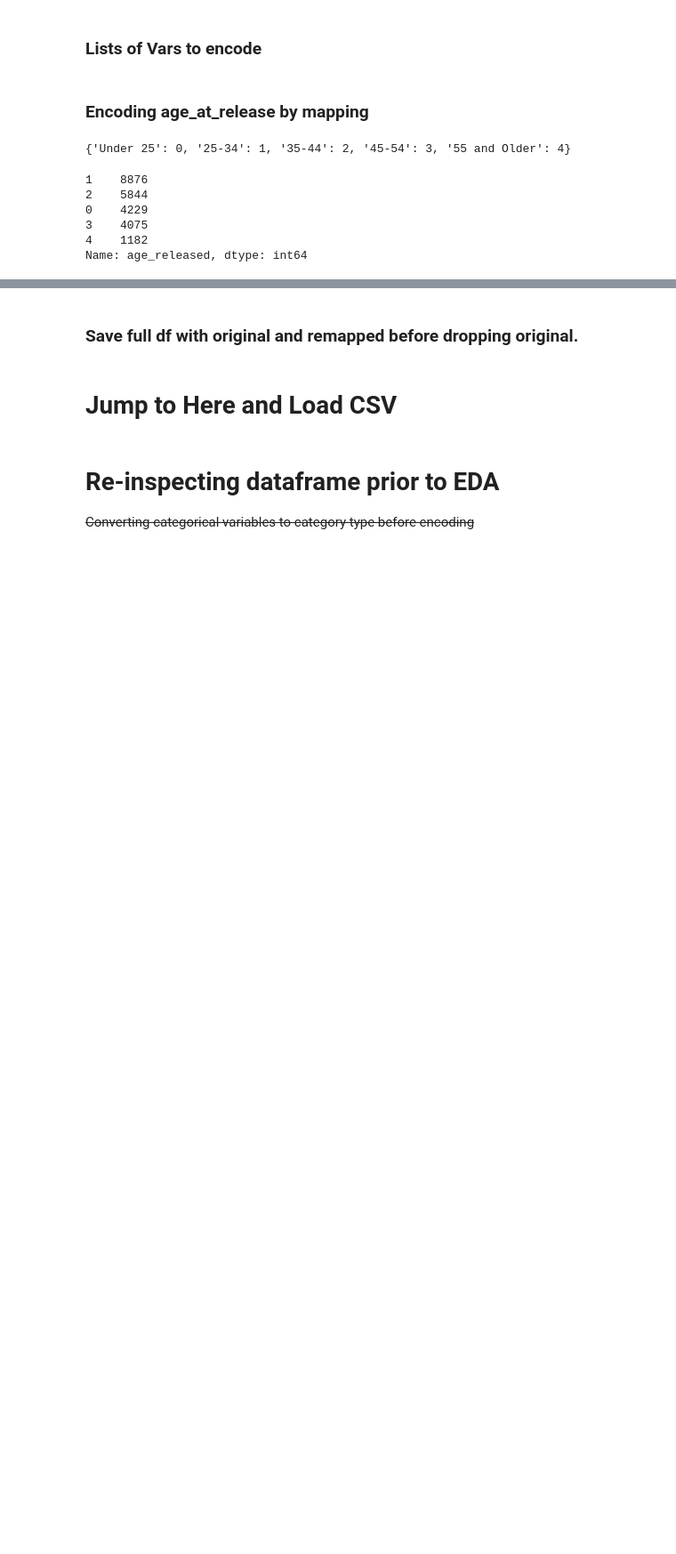
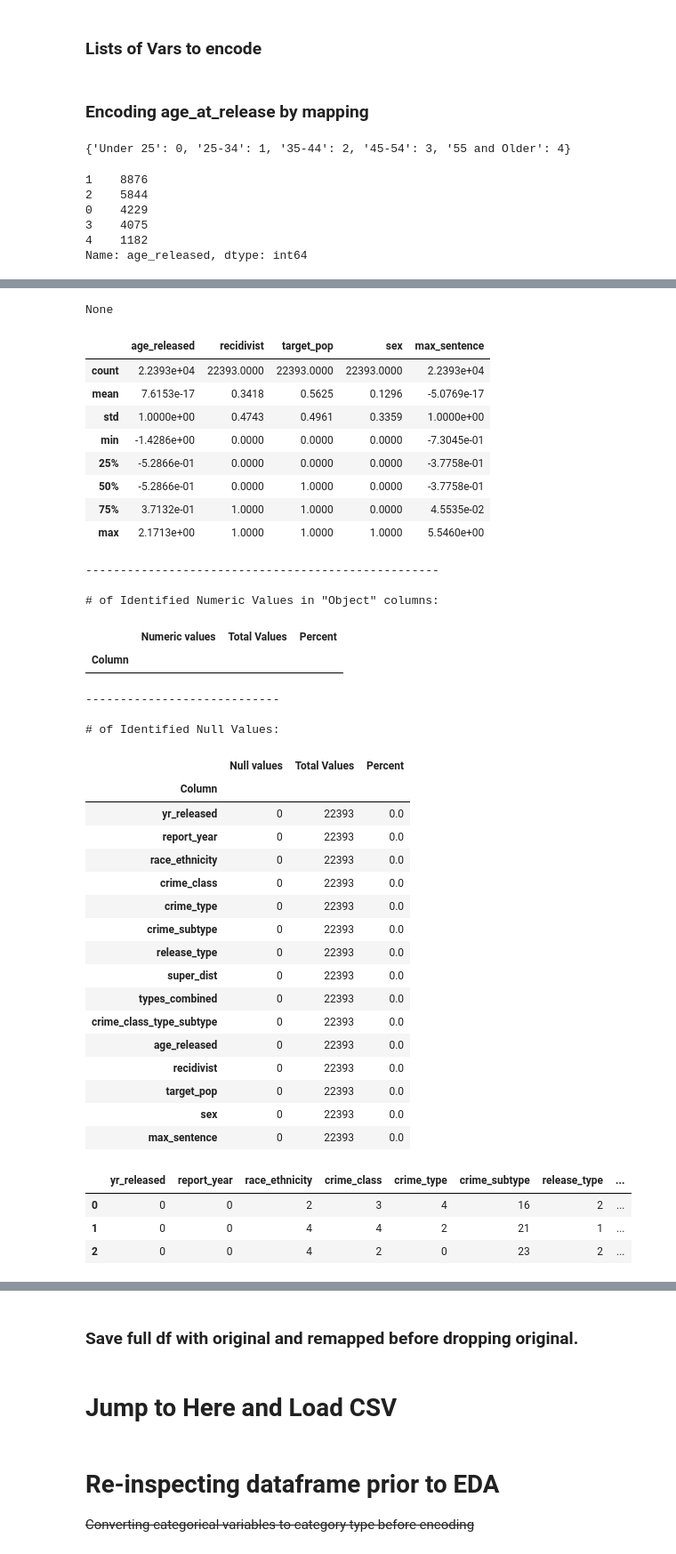
Before and after one commit to jirvingphd/Mod_3_Project_James_-_Mike, a Jupyter notebook: student_James.ipynb, the cells around one changed output, grey strips where cells are left out. Shown at 89% size. Saved outputs shown, nothing was run; the diff lists cells and outputs as text; code cells hidden in the pictures; blank space fills up the shorter version.

```diff
--- a/student_James.ipynb
+++ b/student_James.ipynb
@@ -871,0 +1221,5 @@ memory usage: 2.4+ MB
+# %%
+df_pca = pd.read_pickle('./pre_one_hot_post_standard_scale.pkl')
+# %%
+inspect_df(df_pca)
+# %% [output]
@@ -871,0 +1246,39 @@ memory usage: 2.4+ MB
+None
+|  | age_released | recidivist | target_pop | sex | max_sentence |
+| count | 2.2393e+04 | 22393.0000 | 22393.0000 | 22393.0000 | 2.2393e+04 |
+| mean | 7.6153e-17 | 0.3418 | 0.5625 | 0.1296 | -5.0769e-17 |
+| std | 1.0000e+00 | 0.4743 | 0.4961 | 0.3359 | 1.0000e+00 |
+| min | -1.4286e+00 | 0.0000 | 0.0000 | 0.0000 | -7.3045e-01 |
+| 25% | -5.2866e-01 | 0.0000 | 0.0000 | 0.0000 | -3.7758e-01 |
+| 50% | -5.2866e-01 | 0.0000 | 1.0000 | 0.0000 | -3.7758e-01 |
+| 75% | 3.7132e-01 | 1.0000 | 1.0000 | 0.0000 | 4.5535e-02 |
+| max | 2.1713e+00 | 1.0000 | 1.0000 | 1.0000 | 5.5460e+00 |
+---------------------------------------------------
+
+# of Identified Numeric Values in "Object" columns:
+|  | Numeric values | Total Values | Percent |
+| Column |  |  |  |
+----------------------------
+
+# of Identified Null Values:
+|  | Null values | Total Values | Percent |
+| Column |  |  |  |
+| yr_released | 0 | 22393 | 0.0 |
+| report_year | 0 | 22393 | 0.0 |
+| race_ethnicity | 0 | 22393 | 0.0 |
+| crime_class | 0 | 22393 | 0.0 |
+| crime_type | 0 | 22393 | 0.0 |
+| crime_subtype | 0 | 22393 | 0.0 |
+| release_type | 0 | 22393 | 0.0 |
+| super_dist | 0 | 22393 | 0.0 |
+| types_combined | 0 | 22393 | 0.0 |
+| crime_class_type_subtype | 0 | 22393 | 0.0 |
+| age_released | 0 | 22393 | 0.0 |
+| recidivist | 0 | 22393 | 0.0 |
+| target_pop | 0 | 22393 | 0.0 |
+| sex | 0 | 22393 | 0.0 |
+| max_sentence | 0 | 22393 | 0.0 |
+|  | yr_released | report_year | race_ethnicity | crime_class | crime_type | crime_subtype | release_type | ... |
+| 0 | 0 | 0 | 2 | 3 | 4 | 16 | 2 | ... |
+| 1 | 0 | 0 | 4 | 4 | 2 | 21 | 1 | ... |
+| 2 | 0 | 0 | 4 | 2 | 0 | 23 | 2 | ... |
```
Also changed, not shown: parts of 118 cells of this notebook, 40 other files.
